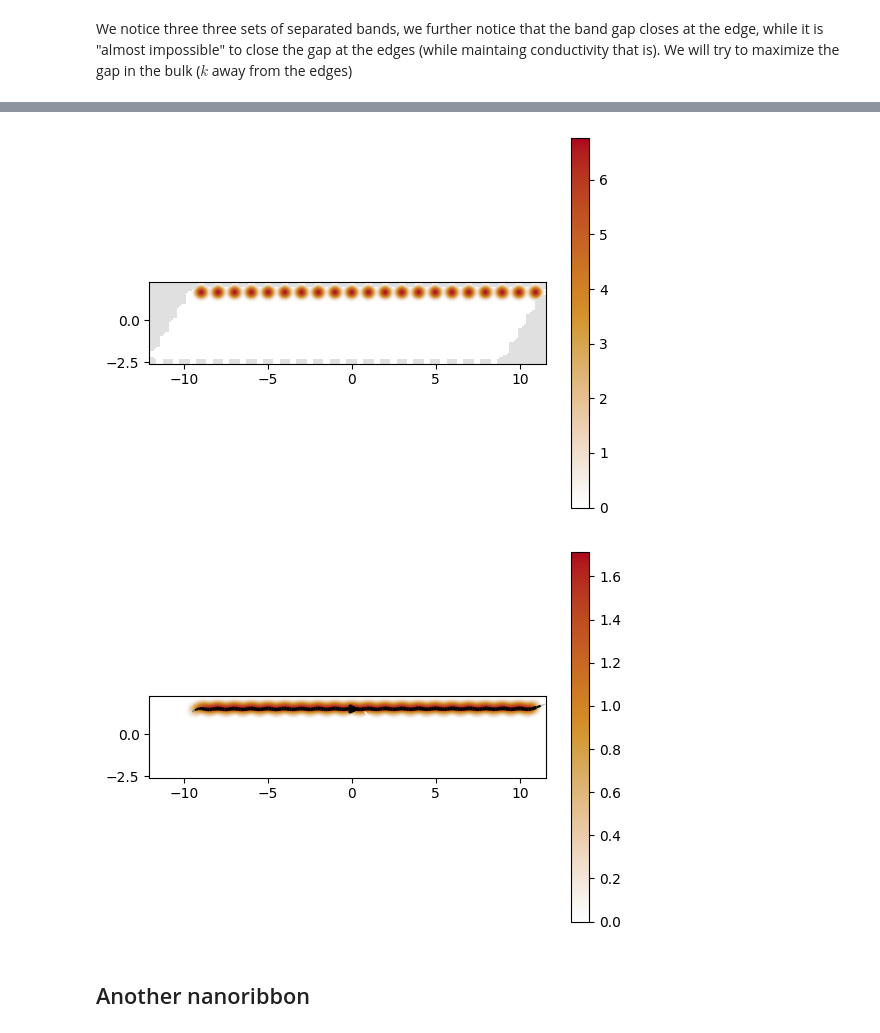
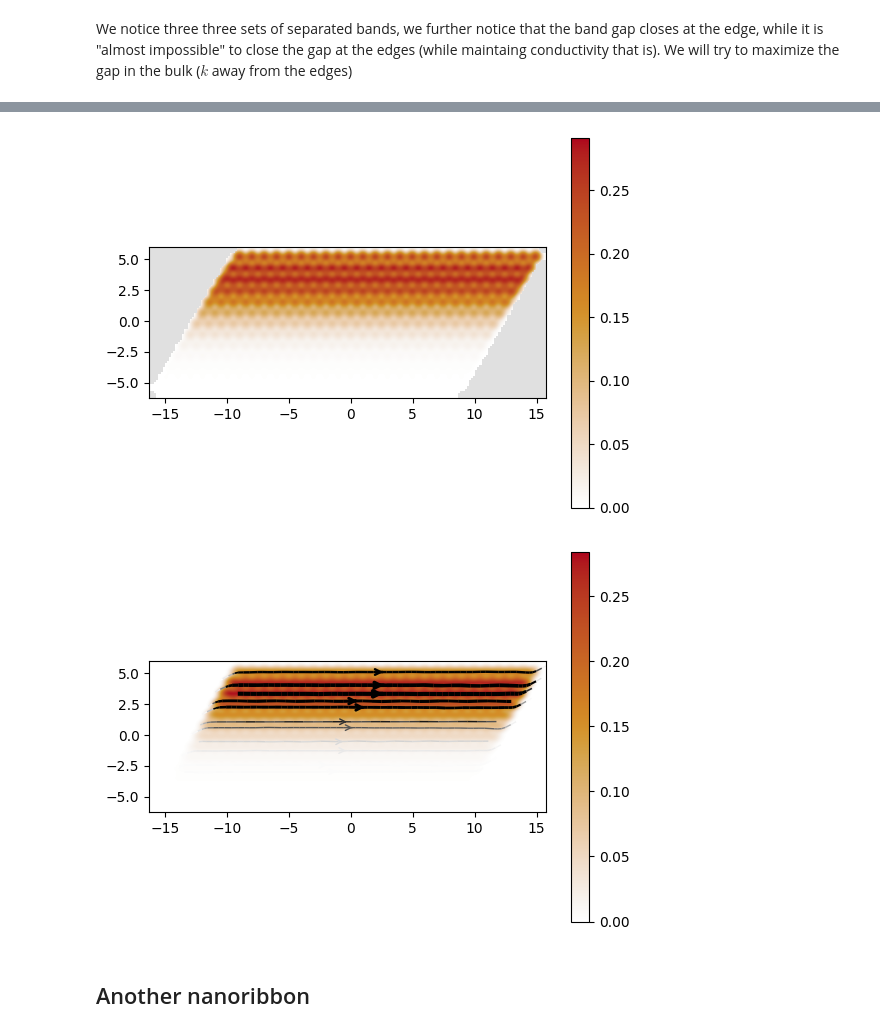
Before and after one commit to khaledoqab/Graphene_QD, a Jupyter notebook: seminar1.ipynb, the cells around one changed output, grey strips where cells are left out. Saved outputs shown, nothing was run; the diff lists cells and outputs as text; code cells hidden in the pictures.

```diff
--- a/seminar1.ipynb
+++ b/seminar1.ipynb
@@ -30,7 +30,9 @@ sigma_x = tinyarray.array([[0, 1], [1, 0]])
 sigma_y = tinyarray.array([[0, -1j], [1j, 0]])
 sigma_z = tinyarray.array([[1, 0], [0, -1]])
 
-lat = kwant.lattice.honeycomb(a = 1.0, norbs=2)
+# lat = kwant.lattice.honeycomb(a = 1.0, norbs=2)
+lat = kwant.lattice.general([[1, 0], [1/2, np.sqrt(3)/2]],  # lattice vectors
+                      [[0, 0], [0, 1/np.sqrt(3)]], norbs=2)  # Coordinates of the sites
 a_lat, b_lat = lat.sublattices
 
 nnn_hoppings_a = (((-1, 0), a_lat, a_lat), ((0, 1), a_lat, a_lat), ((1, -1), a_lat, a_lat))
@@ -40,7 +42,10 @@ lat_neighbors_2 = [kwant.builder.HoppingKind(*hop) for hop in nnn_hoppings_all]
 
 def onstie(site, param):
     x, y = site.pos
-    return param.m*sigma_0 if site.family == a_lat else -param.m*sigma_0
+    if np.random.rand() < param.p:
+        return param.U_imp*sigma_0+ param.m*sigma_0 if site.family == a_lat else -param.m*sigma_0
+    else:
+        return param.m*sigma_0 if site.family == a_lat else -param.m*sigma_0
 def nn_hopping(site1, site2, param):
     x1, y1 = site1.pos
     x2, y2 = site2.pos
@@ -137,6 +142,8 @@ def create_graphene_tiangular_system(r, start = 0, a = 1.0, norb = 2, type_ = 'z
 
     # sys[lat.neighbors(n=2)] = nnn_hopping
     sys[lat_neighbors_2] = nnn_hopping
+    # sys[a_lat.neighbors(1)] = nnn_hopping
+    # sys[b_lat.neighbors(1)] = lambda site1, site2, param: -1*nnn_hopping(site1, site2, param)
 
     return sys
 
@@ -466,7 +485,7 @@ It seems that the higher the SO coupling the better the distinguish between edge
 Now I will check the edge states on nanoribbons, I will treat them as dots attached to a lead first (So infinite system)
 # %%
 # create a nanoribbon
-ribbon = create_graphene_nanoribbon(2.2, 10, 1.0, 2)
+ribbon = create_graphene_nanoribbon(5.5, 10, 1.0, 2)
 kwant.plot(ribbon)
 plt.show()
 ribbon = ribbon.finalized()
@@ -479,6 +498,6 @@ len(ribbon.sites)
 # %%
 # ribbon_parameters = SimpleNamespace(B=0., t_prime=0.1, m=0.09742275)
-ribbon_parameters = SimpleNamespace(B=0.1, t_prime=0.04, m=0.0)
+ribbon_parameters = SimpleNamespace(B=0.1, t_prime=0.0, m=0.0)
 # %%
 kwant.plotter.bands(ribbon.leads[0], params=dict(param=ribbon_parameters), show=True, momenta=np.linspace(-np.pi, np.pi, 256))
 plt.show()
@@ -487,7 +506,7 @@ plt.show()
 # %% [markdown]
 We notice three three sets of separated bands, we further notice that the band gap closes at the edge, while it is "almost impossible" to close the gap at the edges (while maintaing conductivity that is). We will try to maximize the gap in the bulk ($k$ away from the edges)
 # %%
-state_rib = kwant.wave_function(ribbon, energy=0.0, params=dict(param=ribbon_parameters))
+state_rib = kwant.wave_function(ribbon, energy=0.5, params=dict(param=ribbon_parameters))
 state_rib = state_rib(0)
 state_rib.shape
 # %% [output]
@@ -500,18 +519,18 @@ plt.show()
 # %%
-density_rib_op = kwant.operator.Density(ribbon)
-current_rib_op = kwant.operator.Current(ribbon)
+density_rib_op = kwant.operator.Density(ribbon, sigma_0)
+current_rib_op = kwant.operator.Current(ribbon, sigma_0)
 
 
-density_rib = density_rib_op(state_rib[1], params=dict(param=ribbon_parameters))
-current_rib = current_rib_op(state_rib[1], params=dict(param=ribbon_parameters))
+density_rib = density_rib_op(state_rib[3], params=dict(param=ribbon_parameters))
+current_rib = current_rib_op(state_rib[3], params=dict(param=ribbon_parameters))
 
 kwant.plotter.density(ribbon, density_rib)
 plt.show()
 kwant.plotter.current(ribbon, current_rib)
 plt.show()
 # %% [output]
-[figure, old version]
+[figure, new version]
-[figure, old version]
+[figure, new version]
 # %% [markdown]
 ## Another nanoribbon
 # %%
```
Also changed, not shown: parts of 28 cells of this notebook, 13 other files.
